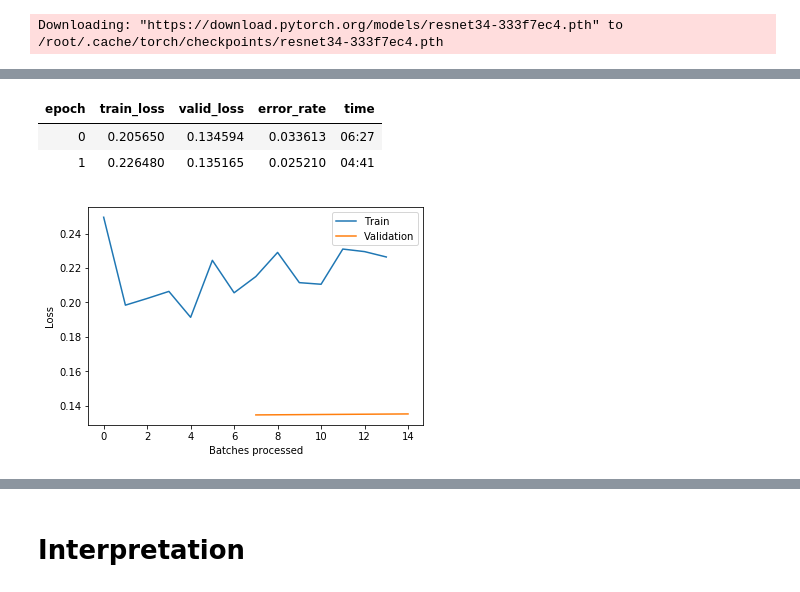
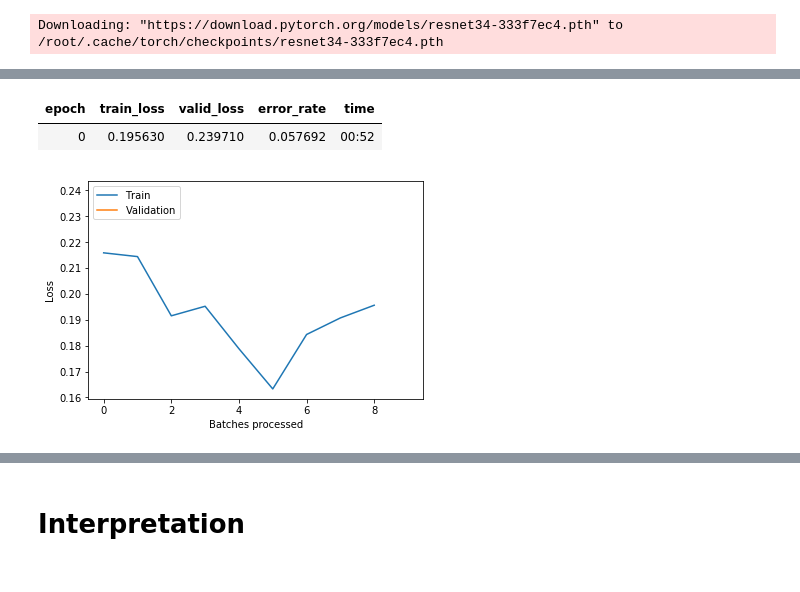
Before and after one commit to wajahatcolab/fastaitest, a Jupyter notebook: feline_classifier.ipynb, the cells around one changed output, grey strips where cells are left out. Drawn from its saved outputs; the diff is of its cells as text; code cells hidden in the pictures.

```diff
--- a/feline_classifier.ipynb
+++ b/feline_classifier.ipynb
@@ -129,12 +114,11 @@ learn.recorder.plot()
 # %%
-learn.fit_one_cycle(2, max_lr=slice(5e-6,1e-5,1e-4))
+learn.fit_one_cycle(1, max_lr=slice(1e-5,3e-4))
 # %% [output]
 | epoch | train_loss | valid_loss | error_rate | time |
-| 0 | 0.205650 | 0.134594 | 0.033613 | 06:27 |
-| 1 | 0.226480 | 0.135165 | 0.025210 | 04:41 |
+| 0 | 0.195630 | 0.239710 | 0.057692 | 00:52 |
 # %%
 learn.save('stage-2')
 # %%
 learn.recorder.plot_losses()
 # %% [output]
-[figure, old version]
+[figure, new version]
```
Also changed, not shown: parts of 15 cells of this notebook.
